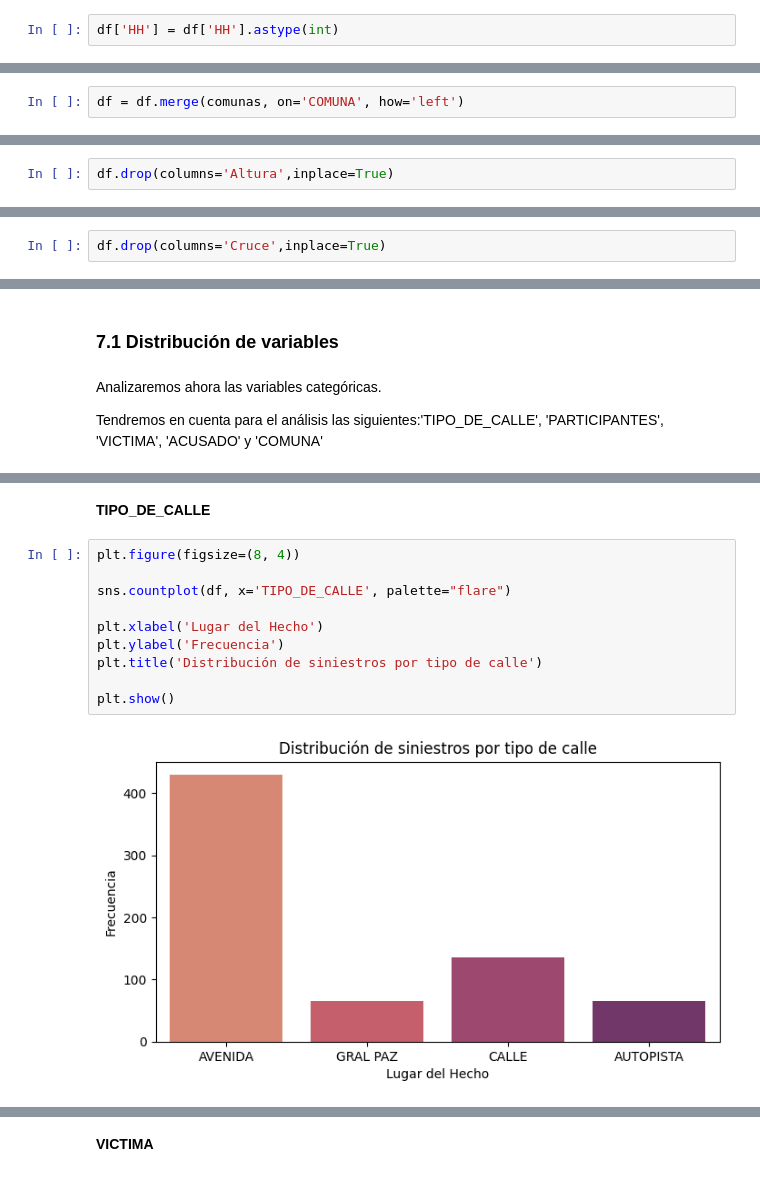
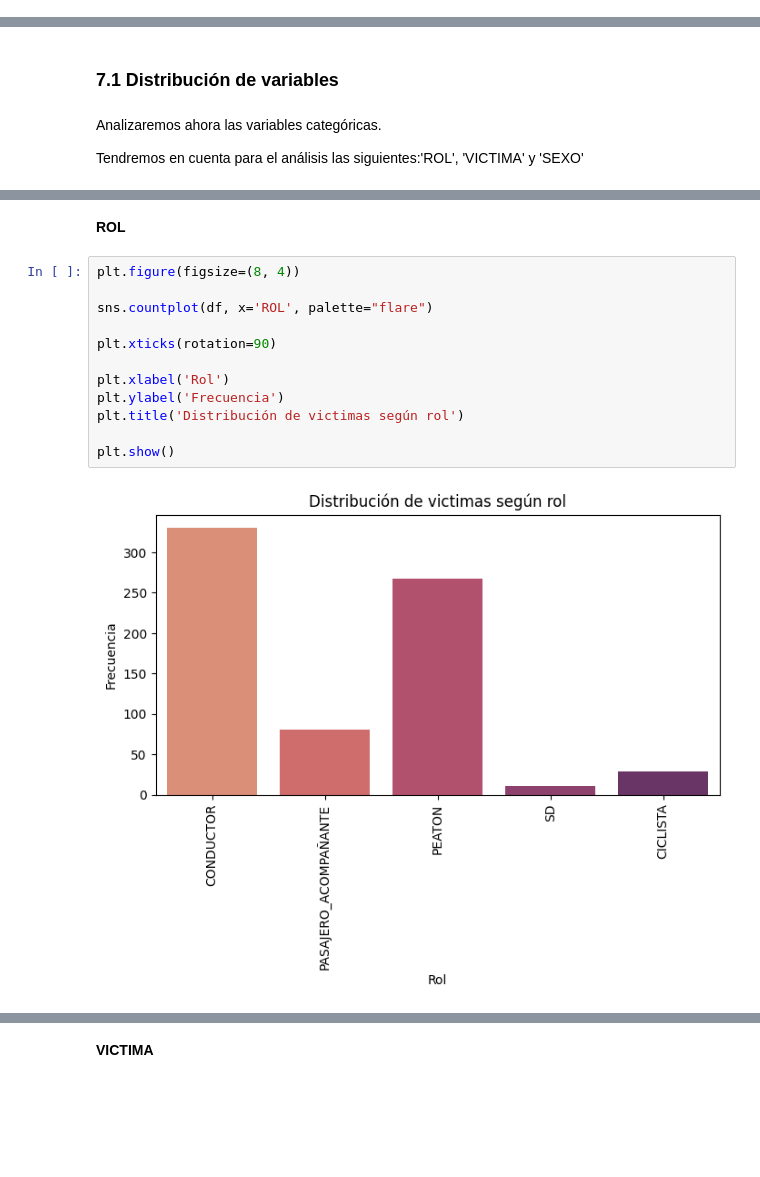
Before and after one commit to JPBertonee/PI_DA_Henry, a Jupyter notebook: EDA_Victimas.ipynb, the cells around one changed output, grey strips where cells are left out. Cells and saved outputs as stored; diff of their text form; blank space fills up the shorter version.

```diff
--- a/EDA_Victimas.ipynb
+++ b/EDA_Victimas.ipynb
@@ -205,2 +168,0 @@ Observamos que ya no tenemos ese valor 'SD' por lo que procedemos a convertir la
-# %%
-df['HH'] = df['HH'].astype(int)
@@ -223,2 +168,0 @@ Para ello haremos uso de la herramienta **.merge** y lo que haremos es agregar u
-# %%
-df = df.merge(comunas, on='COMUNA', how='left')
@@ -289,2 +210,0 @@ Tomando esto como base, procedemos a eliminar la columna. No se puede imputar va
-# %%
-df.drop(columns='Altura',inplace=True)
@@ -303,2 +210,0 @@ Sabiendo esto y entiendo que no perdemos información, eliminamos la columna cru
-# %%
-df.drop(columns='Cruce',inplace=True)
@@ -546,7 +420,7 @@ Durante las horas de la noche, se observa estabilidad.
 # %% [markdown]
 Analizaremos ahora las variables categóricas.
 
-Tendremos en cuenta para el análisis las siguientes:'TIPO_DE_CALLE', 'PARTICIPANTES', 'VICTIMA', 'ACUSADO' y 'COMUNA'
+Tendremos en cuenta para el análisis las siguientes:'ROL', 'VICTIMA' y 'SEXO'
 # %% [markdown]
 <p>
 
@@ -554,16 +428,18 @@ Tendremos en cuenta para el análisis las siguientes:'TIPO_DE_CALLE', 'PARTICIPA
 
 </p>
 # %% [markdown]
-**TIPO_DE_CALLE**
+**ROL**
 # %%
 plt.figure(figsize=(8, 4))
 
-sns.countplot(df, x='TIPO_DE_CALLE', palette="flare")
+sns.countplot(df, x='ROL', palette="flare")
 
-plt.xlabel('Lugar del Hecho')
+plt.xticks(rotation=90)
+
+plt.xlabel('Rol')
 plt.ylabel('Frecuencia')
-plt.title('Distribución de siniestros por tipo de calle')
+plt.title('Distribución de victimas según rol')
 
 plt.show()
 # %% [output]
-[figure, old version]
+[figure, new version]
```
Also changed, not shown: parts of 78 cells of this notebook, 2 other files.
